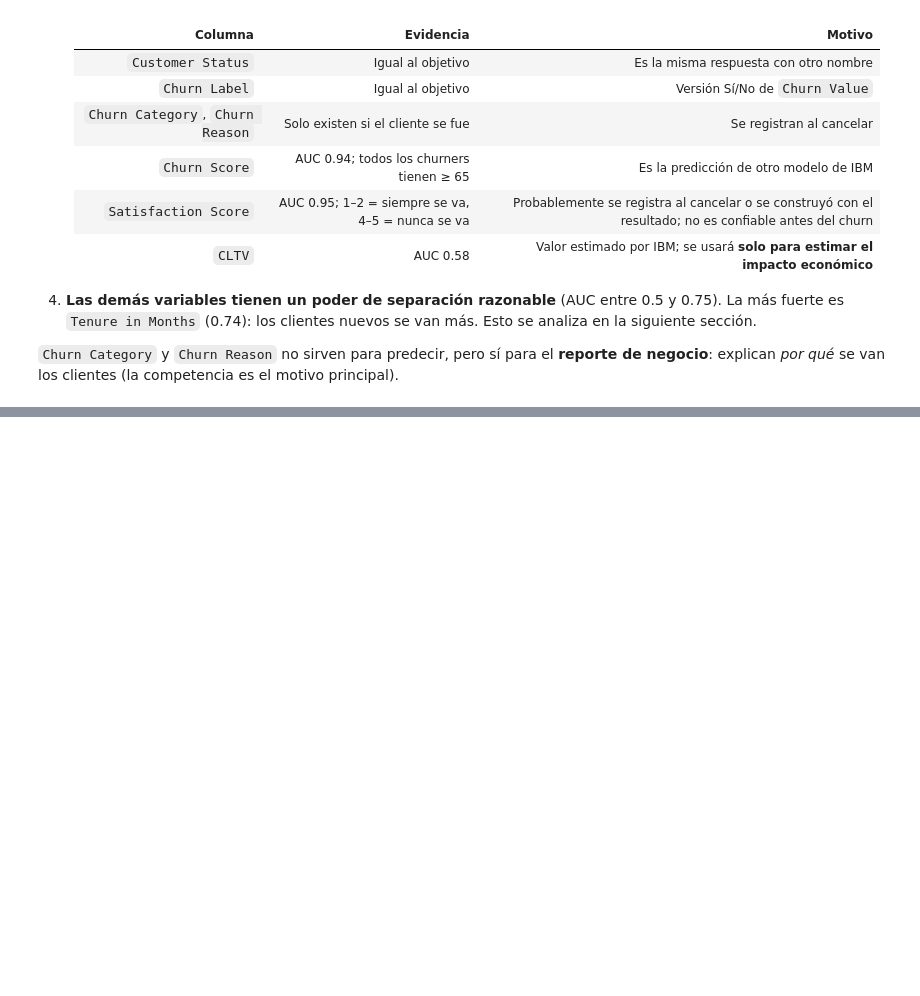
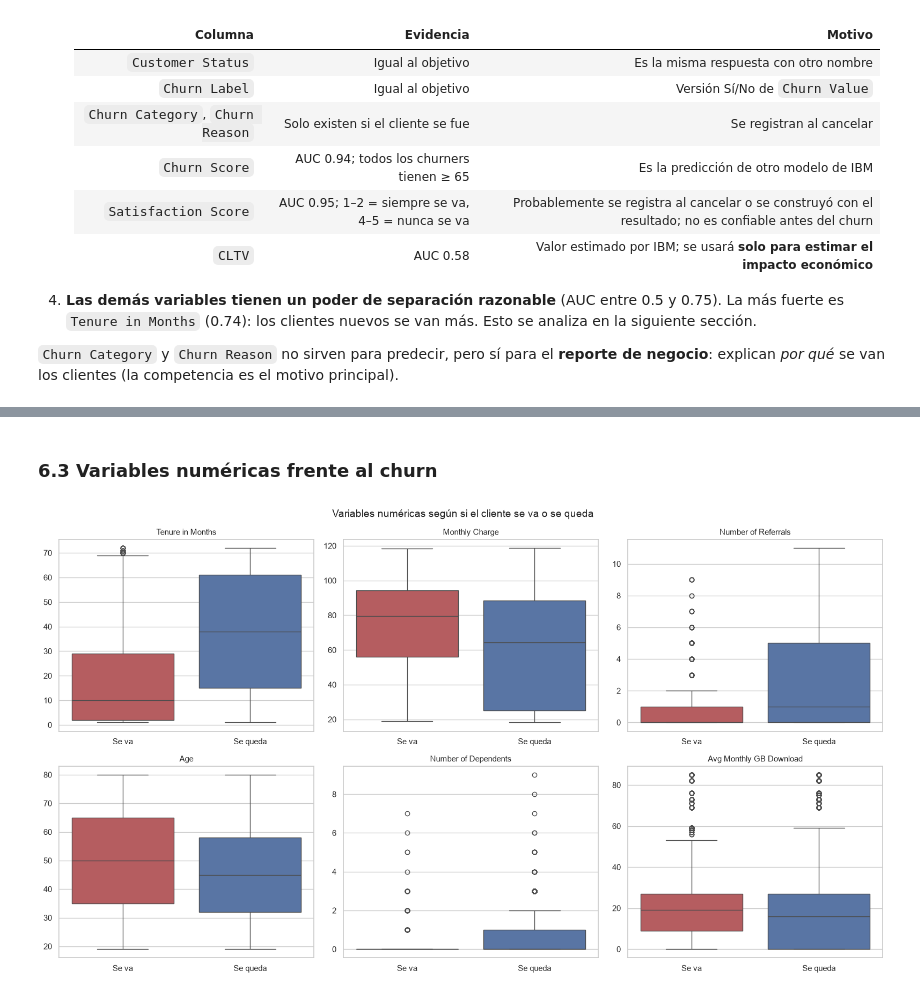
Before and after one commit to Antonio-3108/Proyecto-ML-for-Buisness, a Jupyter notebook: notebooks/01_exploracion.ipynb, the cells around one changed output, grey strips where cells are left out. Cells and saved outputs as stored; diff of their text form; code cells hidden in the pictures; blank space fills up the shorter version.

```diff
--- a/notebooks/01_exploracion.ipynb
+++ b/notebooks/01_exploracion.ipynb
@@ -824,0 +970,32 @@ es el motivo principal).
+# %% [markdown]
+### 6.3 Variables numéricas frente al churn
+# %%
+variables_clave = [
+    "Tenure in Months",
+    "Monthly Charge",
+    "Number of Referrals",
+    "Age",
+    "Number of Dependents",
+    "Avg Monthly GB Download",
+]
+etiqueta_churn = eda["Churn Value"].map({0: "Se queda", 1: "Se va"})
+colores_churn = {"Se queda": "#4C72B0", "Se va": "#C44E52"}
+
+fig, axes = plt.subplots(2, 3, figsize=(16, 9))
+for ax, col in zip(axes.flat, variables_clave):
+    sns.boxplot(
+        x=etiqueta_churn,
+        y=eda[col],
+        hue=etiqueta_churn,
+        palette=colores_churn,
+        ax=ax,
+        legend=False,
+    )
+    ax.set_title(col, fontsize=11)
+    ax.set_xlabel("")
+    ax.set_ylabel("")
+fig.suptitle("Variables numéricas según si el cliente se va o se queda", fontsize=14)
+plt.tight_layout()
+plt.show()
+# %% [output]
+[figure, added]
```
Also changed, not shown: parts of 17 cells of this notebook.
